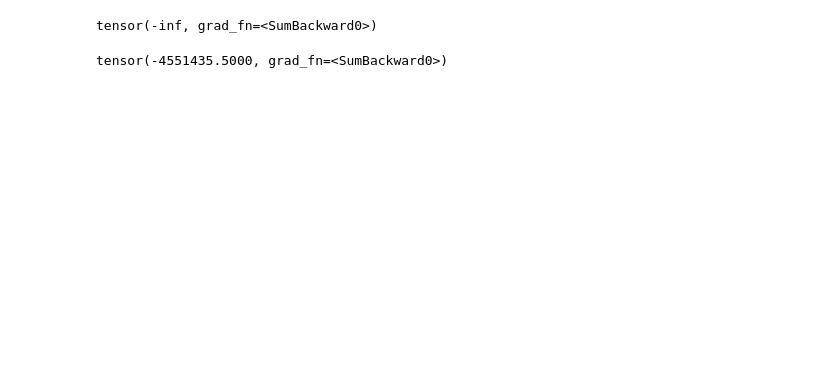
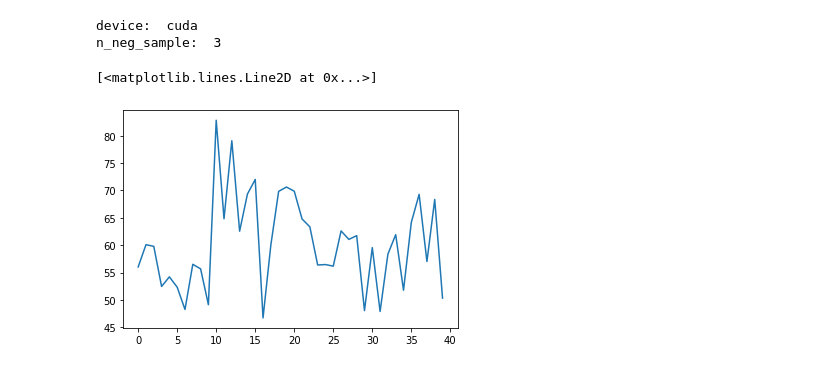
Before and after one commit to seantyh/fluidvec, a Jupyter notebook: etc/10.11-torch-model.ipynb, the cells around one changed output. Saved outputs shown, nothing was run; the diff lists cells and outputs as text; code cells hidden in the pictures; blank space fills up the shorter version.

Commit message:
first version ready for training

```diff
--- a/etc/10.11-torch-model.ipynb
+++ b/etc/10.11-torch-model.ipynb
@@ -19,3 +21 @@ loader = get_dataloader("../data/train_items/train_items_001.pkl")
-# %%
-batch = next(iter(loader))
 # %%
@@ -54,8 +29,37 @@ tensor(-110.8461, grad_fn=<SumBackward0>)
-# %%
-(tgt.unsqueeze(1).unsqueeze(1) * noise_vec).neg().sum(3).sigmoid().log().sum()
-# %% [output]
-tensor(-inf, grad_fn=<SumBackward0>)
-# %%
-((tgt.unsqueeze(1).unsqueeze(1) * noise_vec).neg().sum(3).sigmoid()+1e-32).log().sum()
-# %% [output]
-tensor(-4551435.5000, grad_fn=<SumBackward0>)
+# %%
+vs = VocabSet.load()
+word_weights = [vs.word_vocab.freq[idx]**0.75 for idx in range(len(vs.word_vocab))]
+
+use_cuda = True and torch.cuda.is_available()
+model = FluidVecSG(len(vs.word_vocab), len(vs.char_vocab), len(vs.compo_vocab),
+                   dim=50, n_neg_sample=3, weights=word_weights, use_cuda=use_cuda)
+optim = AdamW(model.parameters(), lr=1e-3)
+if use_cuda:
+    model.to(torch.device("cuda"))
+# %% [output]
+device:  cuda
+n_neg_sample:  3
+# %%
+train_dir = Path("../data/train_items")
+train_files = list(train_dir.iterdir())
+# %%
+pool_vec = []
+loss_veclist = []
+for data_path in train_files[:40]:
+    loss_vec = []
+    loader = get_dataloader(str(data_path))
+    for batch in tqdm(loader, desc=data_path.name):
+        optim.zero_grad()
+        loss = model(batch)
+        loss.backward()
+        optim.step()
+        loss_vec.append(loss.cpu().item())
+        break
+    avg_loss = sum(loss_vec) / len(loss_vec)
+    loss_veclist.append(loss_vec)
+    pool_vec.append(avg_loss)
+# %%
+plt.plot(pool_vec)
+# %% [output]
+[<matplotlib.lines.Line2D at 0x...>]
+[figure, added]
```
Also changed, not shown: parts of 16 cells of this notebook, 3 other files.
